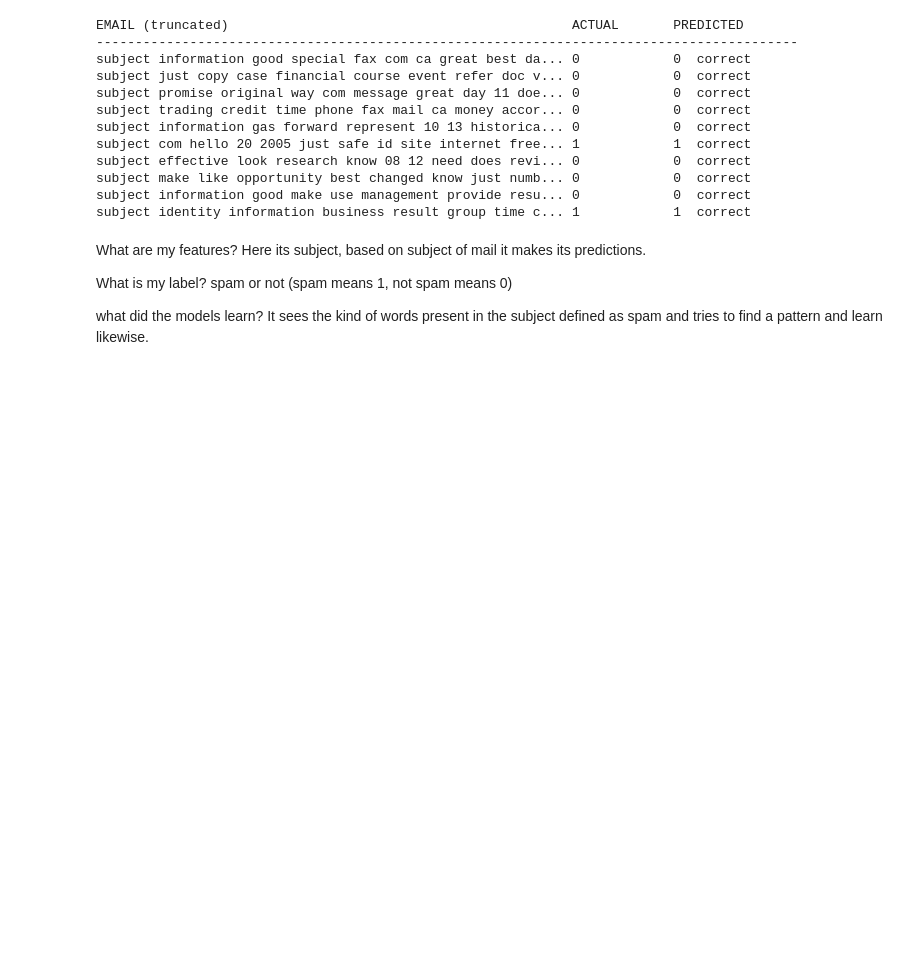
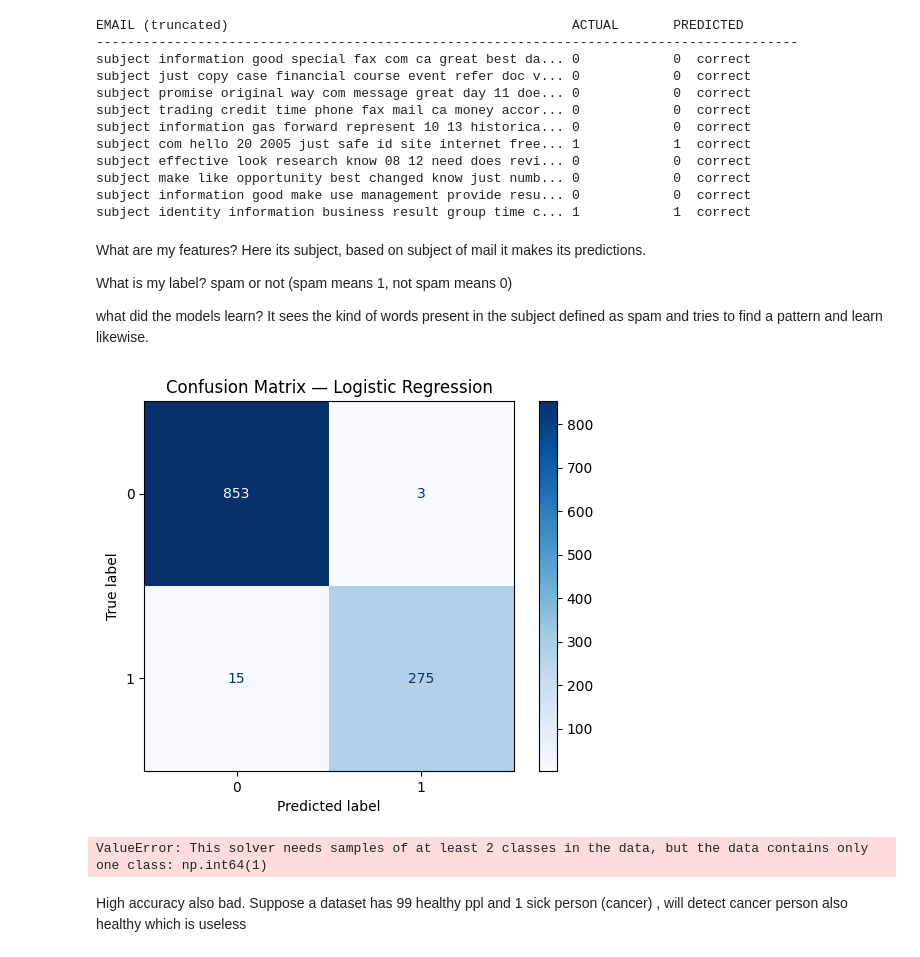
Before and after one commit to Srilekha-2005/internship, a Jupyter notebook: Spam_Detection.ipynb, the cells around one changed output. Cells and saved outputs as stored; diff of their text form; code cells hidden in the pictures; blank space fills up the shorter version.

Commit message:
Add spam classifier notebook

```diff
--- a/Spam_Detection.ipynb
+++ b/Spam_Detection.ipynb
@@ -141,3 +141,37 @@ spam or not (spam means 1, not spam means 0)
 
 what did the models learn?
 It sees the kind of words present in the subject defined as spam and tries to find a pattern and learn likewise.
+# %%
+from sklearn.metrics import confusion_matrix, ConfusionMatrixDisplay
+import matplotlib.pyplot as plt
+cm = confusion_matrix(y_test, best_preds)
+disp = ConfusionMatrixDisplay(confusion_matrix=cm, display_labels=best_model.classes_)
+disp.plot(cmap="Blues")
+plt.title(f"Confusion Matrix — {best_name}")
+plt.show()
+# %% [output]
+[figure, added]
+# %%
+#using only 10 rows
+X_tiny = X[:10]
+y_tiny = y[:10]
+
+X_tiny_vec = vectorizer.transform(X_tiny)
+X_tiny_train, X_tiny_test, y_tiny_train, y_tiny_test = train_test_split(
+    X_tiny_vec, y_tiny, test_size=0.2, random_state=42
+)
+
+tiny_model = LogisticRegression(max_iter=1000)
+
+tiny_model.fit(X_tiny_train,y_tiny_train)
+tiny_preds = tiny_model.predict(X_tiny_test)
+tiny_acc = accuracy_score(y_tiny_test, tiny_preds)
+
+print(f"Full dataset accuracy  : {lr_acc * 100:.2f}%")
+print(f"Tiny dataset accuracy  : {tiny_acc * 100:.2f}%")
+print(f"Drop in accuracy       : {(lr_acc - tiny_acc) * 100:.2f}%")
+#error because all the first 10 rows were spam (problem with tiny datasets)
+# %% [output]
+ValueError: This solver needs samples of at least 2 classes in the data, but the data contains only one class: np.int64(1)
+# %% [markdown]
+High accuracy also bad. Suppose a dataset has 99 healthy ppl and 1 sick person (cancer) , will detect cancer person also healthy which is useless
```
